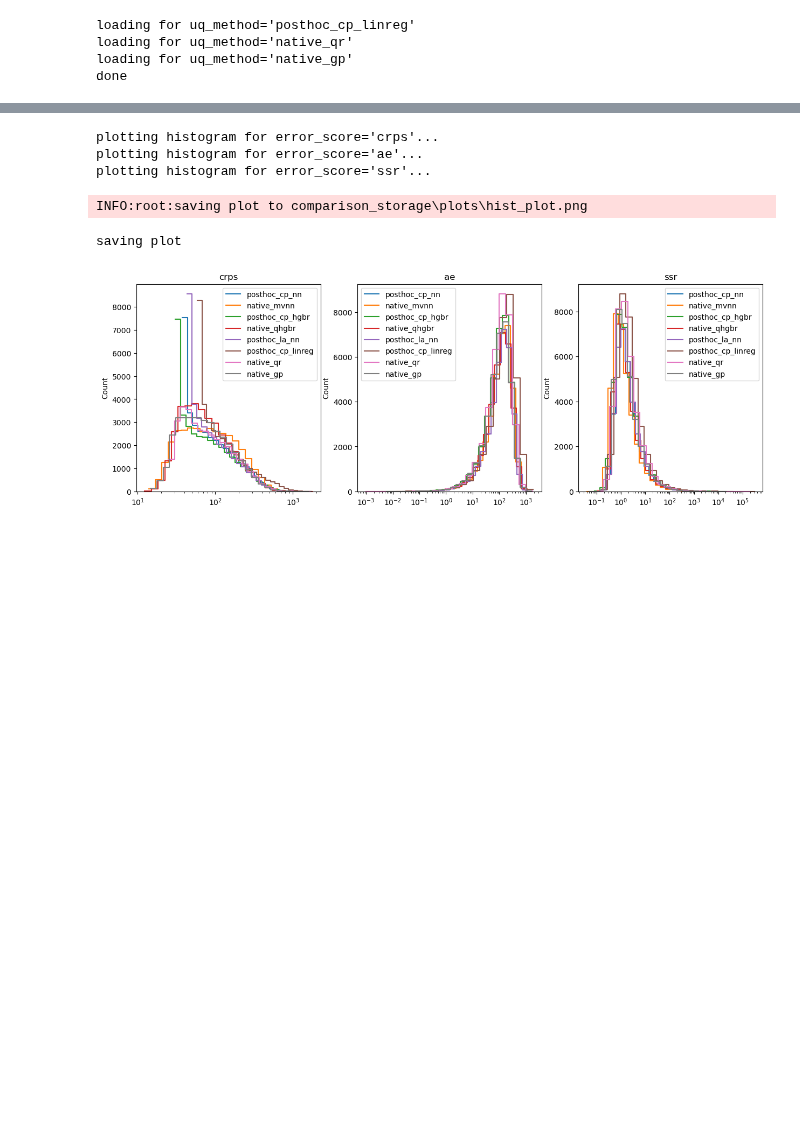
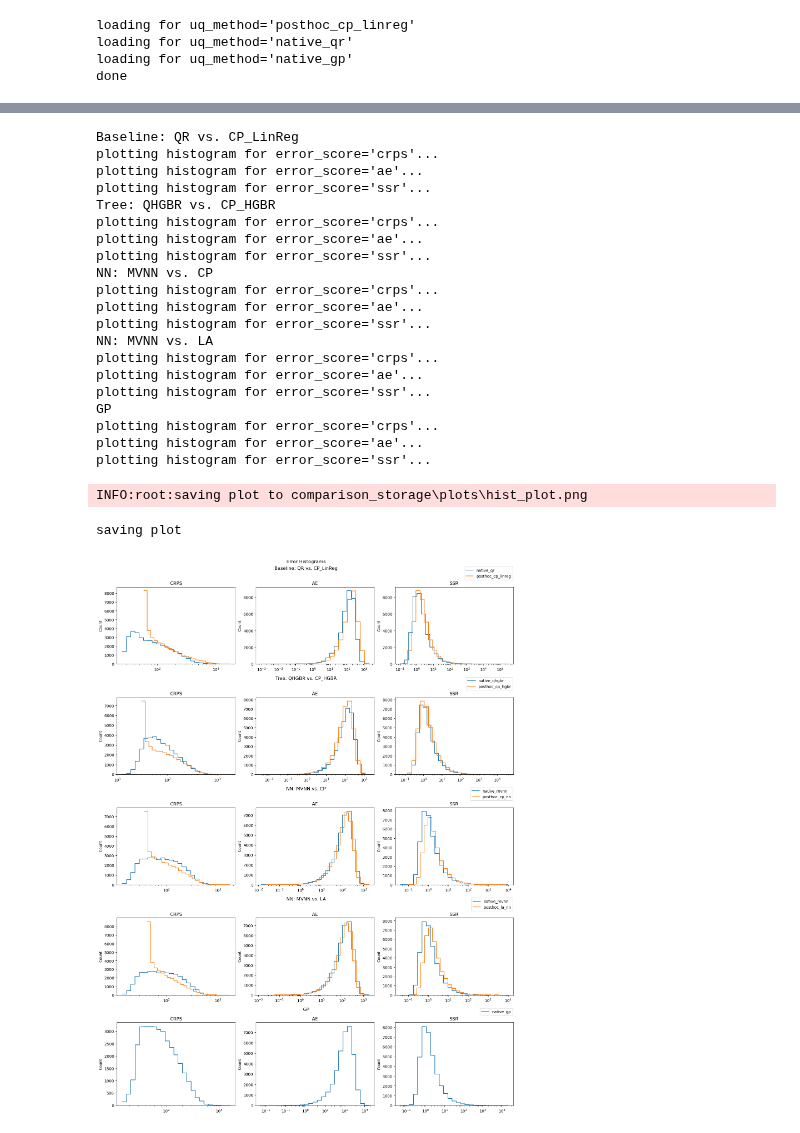
Before and after one commit to MischaDy/electricity-uq, a Jupyter notebook: plot_metrics_hist.ipynb, the cells around one changed output, grey strips where cells are left out. Saved outputs shown, nothing was run; the diff lists cells and outputs as text; code cells hidden in the pictures; blank space fills up the shorter version.

Commit message:
create separate plots per error metric and model pair

```diff
--- a/plot_metrics_hist.ipynb
+++ b/plot_metrics_hist.ipynb
@@ -152,25 +196,65 @@ done
 # %%
 import seaborn as sns
 from matplotlib import pyplot as plt
 
-fig, axs = plt.subplots(nrows=1, ncols=len(error_arrs), figsize=(15,5))
-for ax, (error_score, error_arr_dict) in zip(axs, error_arrs.items()):
-    print(f'plotting histogram for {error_score=}...')
-    for uq_method, error_arr in error_arr_dict.items():
-        # print(f'... for method {uq_method=}...')
-        sns.histplot(error_arr, bins=25, log_scale=True, element="step", fill=False, ax=ax, label=uq_method)
-    ax.legend()
-    ax.set_title(error_score)
+
+DPI = 100
+
+
+def plot_hist(arr, ax=None):
+    sns.histplot(arr, bins=25, log_scale=True, element="step", fill=False, ax=ax)
+
+
+fig = plt.figure(figsize=(15, 20), layout='constrained', dpi=DPI)
+fig.suptitle('Error Histograms')
+subfigs = fig.subfigures(nrows=len(TYPE_TO_METHOD_PAIRS), ncols=1)
+# axes_set = False
+temp_counter = 0
+for subfig, method_type in zip(subfigs, TYPE_TO_METHOD_PAIRS.keys()):
+    print(method_type)
+    subfig.suptitle(method_type)
+
+    axs = subfig.subplots(nrows=1, ncols=len(error_arrs))  # , sharex=axs)
+    # axes_set = True
+    for ax, (error_score, error_arr_dict) in zip(axs, error_arrs_pairwise.items()):
+        print(f'plotting histogram for {error_score=}...')
+        error_arr_nat, error_arr_post = error_arr_dict[method_type]
+        plot_hist(error_arr_nat, ax=ax)
+        if error_arr_post is not None:
+            plot_hist(error_arr_post, ax=ax)
+        ax.set_title(error_score.upper())
+    legend_labels = TYPE_TO_METHOD_PAIRS[method_type]
+    subfig.legend(legend_labels, loc='outside upper right')
+    temp_counter += 1
+    # if temp_counter >= 2:
+    #     break
 
 filename=f'hist_plot.png'
 if SAVE_PLOTS:
     print('saving plot')
     io_helper.save_plot(filename=filename)
 plt.show()
 # %% [output]
+Baseline: QR vs. CP_LinReg
 plotting histogram for error_score='crps'...
 plotting histogram for error_score='ae'...
 plotting histogram for error_score='ssr'...
+Tree: QHGBR vs. CP_HGBR
+plotting histogram for error_score='crps'...
+plotting histogram for error_score='ae'...
+plotting histogram for error_score='ssr'...
+NN: MVNN vs. CP
+plotting histogram for error_score='crps'...
+plotting histogram for error_score='ae'...
+plotting histogram for error_score='ssr'...
+NN: MVNN vs. LA
+plotting histogram for error_score='crps'...
+plotting histogram for error_score='ae'...
+plotting histogram for error_score='ssr'...
+GP
+plotting histogram for error_score='crps'...
+plotting histogram for error_score='ae'...
+plotting histogram for error_score='ssr'...
 INFO:root:saving plot to comparison_storage\plots\hist_plot.png
 saving plot
-[figure, old version]
+[figure, new version]
```
Also changed, not shown: parts of 1 cell of this notebook, 1 other file.
